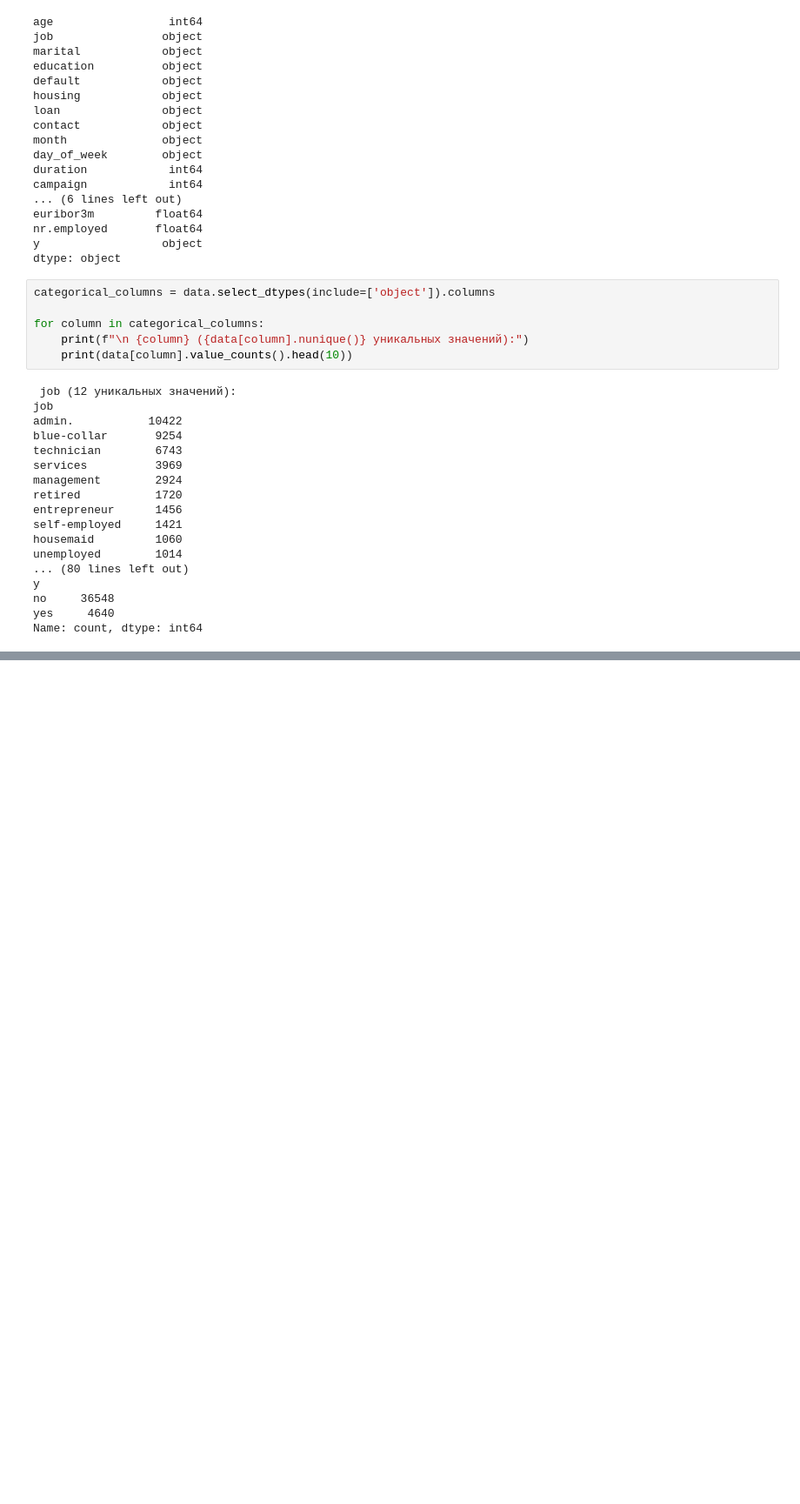
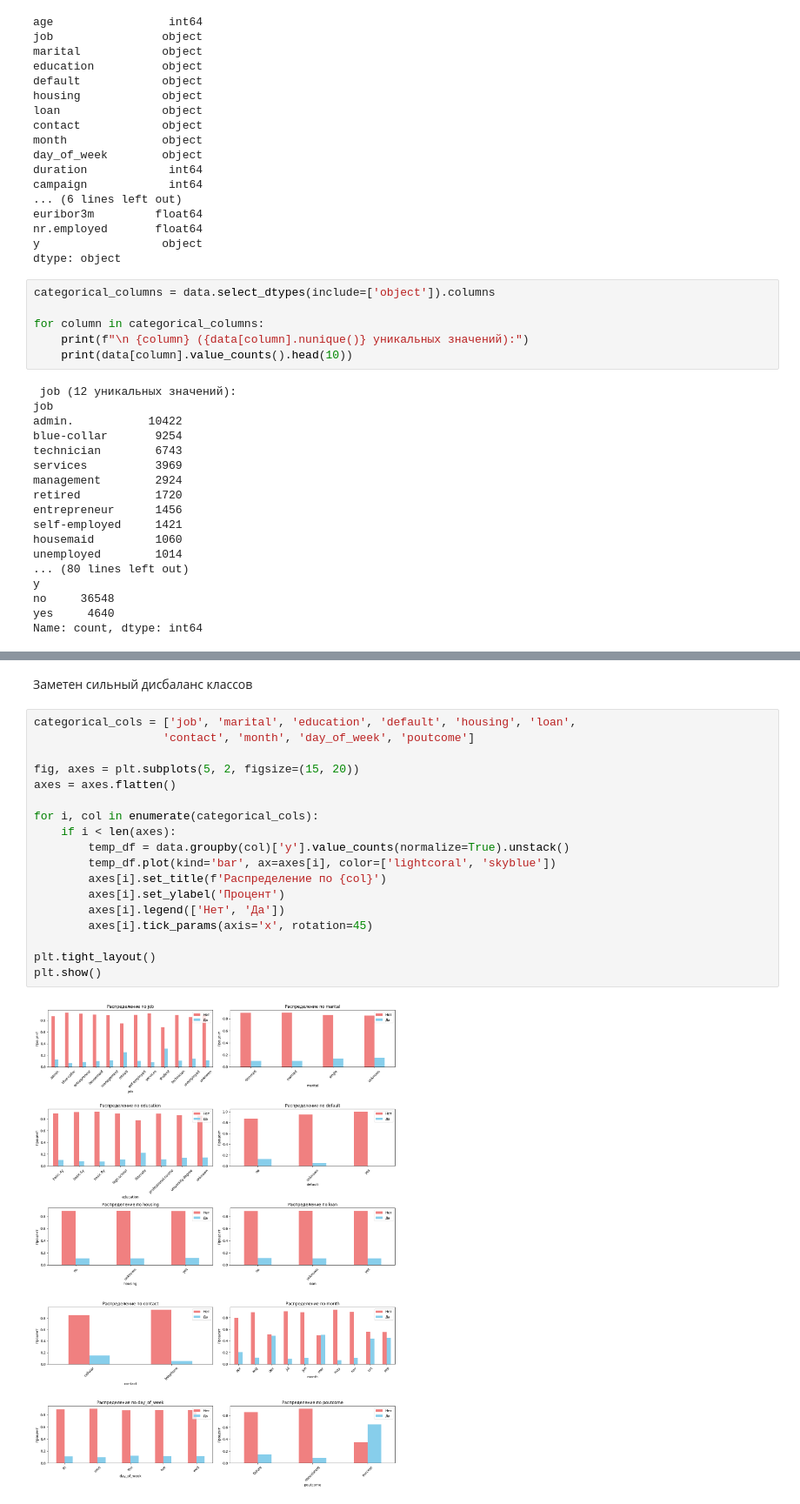
Before and after one commit to yulllss/Otus_Project_ML_Basic, a Jupyter notebook: bank_marketing.ipynb, the cells around one changed output, grey strips where cells are left out. Shown at 87% size. Saved outputs shown, nothing was run; the diff lists cells and outputs as text; blank space fills up the shorter version.

```diff
--- a/bank_marketing.ipynb
+++ b/bank_marketing.ipynb
@@ -119,0 +144,22 @@ Name: count, dtype: int64
+# %% [markdown]
+Заметен сильный дисбаланс классов
+# %%
+categorical_cols = ['job', 'marital', 'education', 'default', 'housing', 'loan',
+                   'contact', 'month', 'day_of_week', 'poutcome']
+
+fig, axes = plt.subplots(5, 2, figsize=(15, 20))
+axes = axes.flatten()
+
+for i, col in enumerate(categorical_cols):
+    if i < len(axes):
+        temp_df = data.groupby(col)['y'].value_counts(normalize=True).unstack()
+        temp_df.plot(kind='bar', ax=axes[i], color=['lightcoral', 'skyblue'])
+        axes[i].set_title(f'Распределение по {col}')
+        axes[i].set_ylabel('Процент')
+        axes[i].legend(['Нет', 'Да'])
+        axes[i].tick_params(axis='x', rotation=45)
+
+plt.tight_layout()
+plt.show()
+# %% [output]
+[figure, added]
```
Also changed, not shown: parts of 8 cells of this notebook.
